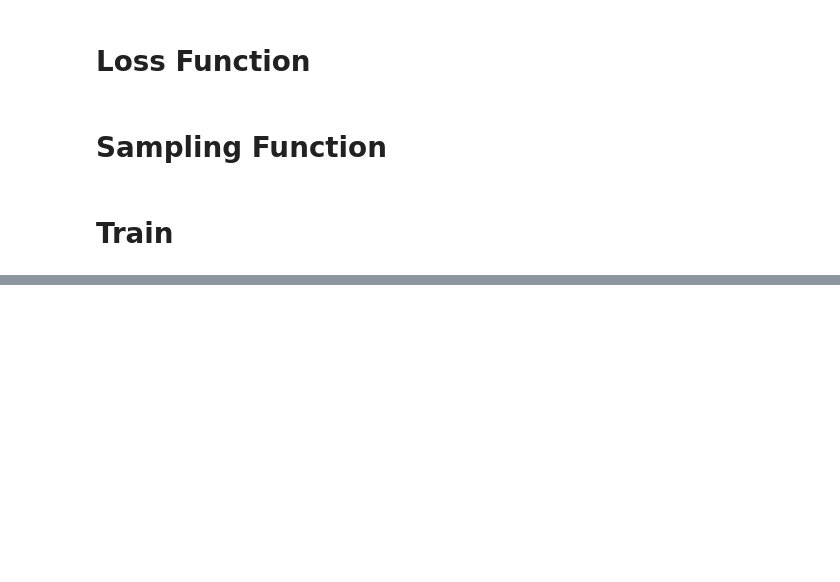
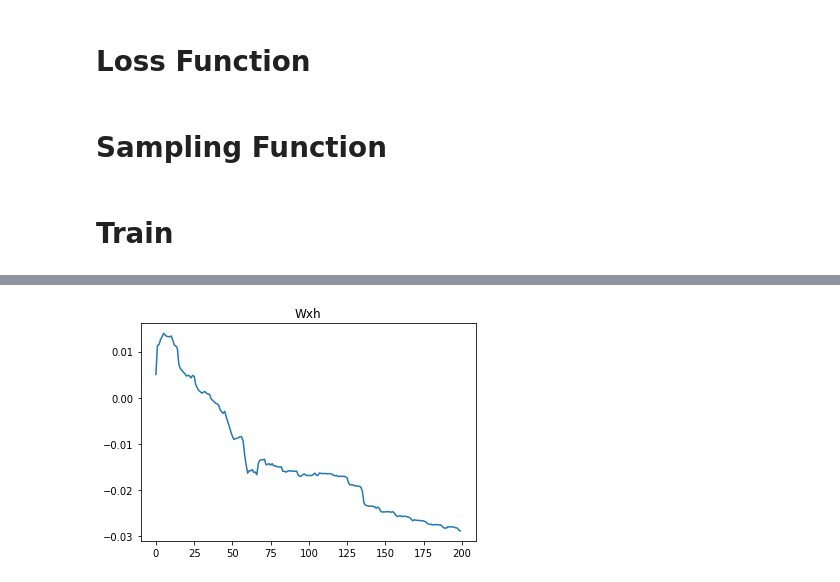
Before and after one commit to ariG23498/RNN_Viz, a Jupyter notebook: CharacterBasedLanguageModel_pytorchGPU.ipynb, the cells around one changed output, grey strips where cells are left out. Saved outputs shown, nothing was run; the diff lists cells and outputs as text; code cells hidden in the pictures; blank space fills up the shorter version.

```diff
--- a/CharacterBasedLanguageModel_pytorchGPU.ipynb
+++ b/CharacterBasedLanguageModel_pytorchGPU.ipynb
@@ -191,0 +221,6 @@ KeyboardInterrupt: ignored
+# %%
+plt.plot(Wxh_list)
+plt.title('Wxh')
+plt.show()
+# %% [output]
+[figure, added]
```
Also changed, not shown: parts of 11 cells of this notebook.
